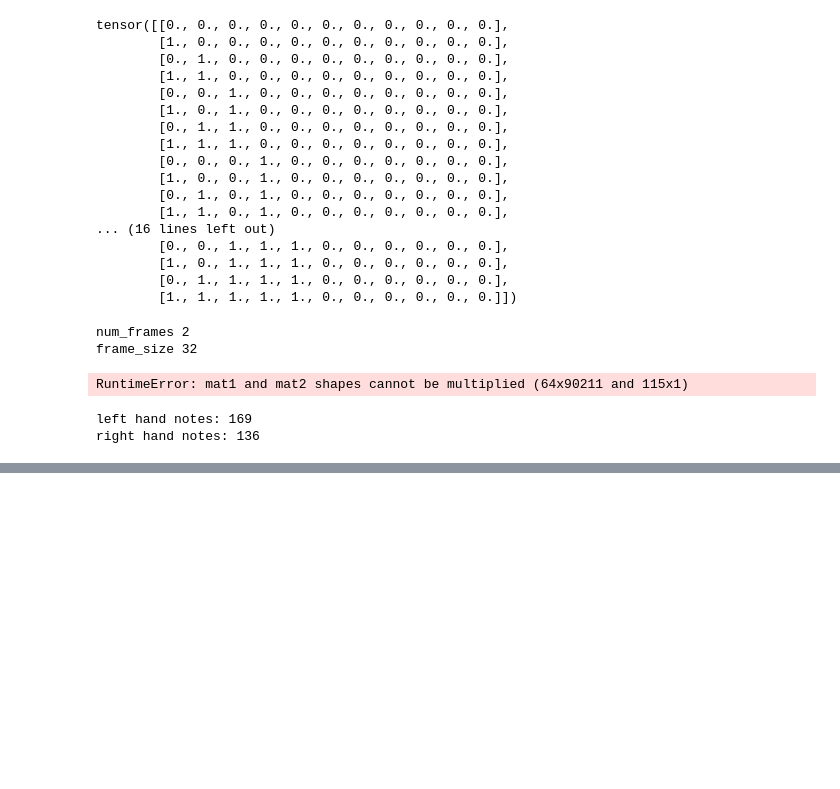
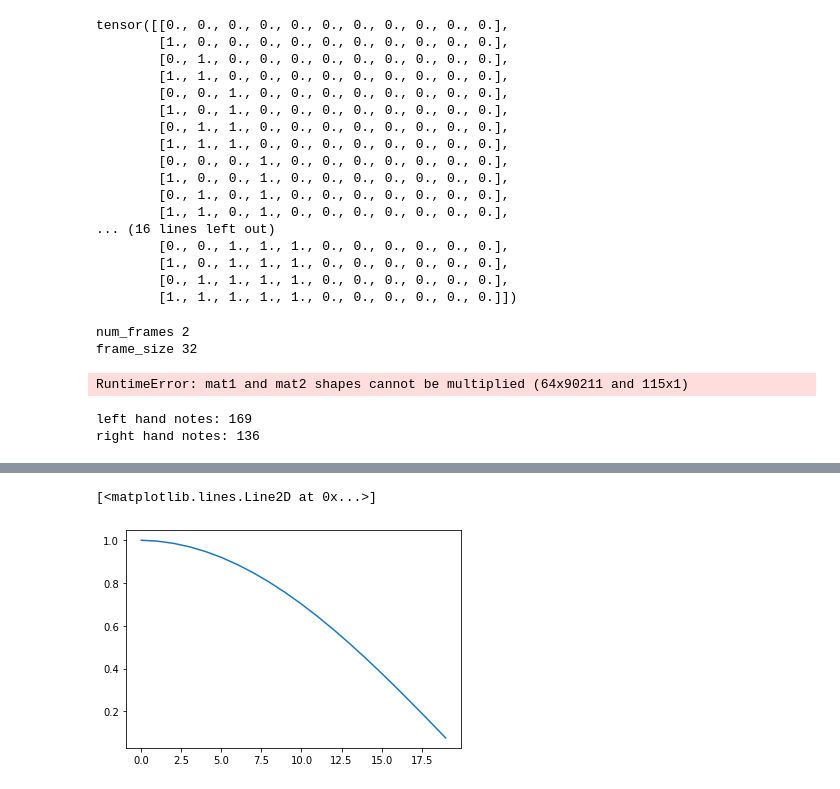
Before and after one commit to eri24816/improved-diffusion, a Jupyter notebook: test.ipynb, the cells around one changed output, grey strips where cells are left out. Saved outputs shown, nothing was run; the diff lists cells and outputs as text; code cells hidden in the pictures; blank space fills up the shorter version.

```diff
--- a/test.ipynb
+++ b/test.ipynb
@@ -461,0 +475,10 @@ right hand notes: 136
+# %%
+b = '0.99997936 0.99585375 0.98568539 0.96953598 0.94750352 0.91972169\
+ 0.88635908 0.84761812 0.80373389 0.75497268 0.70163037 0.64403062\
+ 0.58252296 0.51748061 0.44929822 0.37838954 0.30518483 0.23012828\
+ 0.15367534 0.0762899'.split(' ')
+b = list(map(float,b))
+plt.plot(b)
+# %% [output]
+[<matplotlib.lines.Line2D at 0x...>]
+[figure, added]
```
Also changed, not shown: parts of 2 cells of this notebook, 3 other files.
